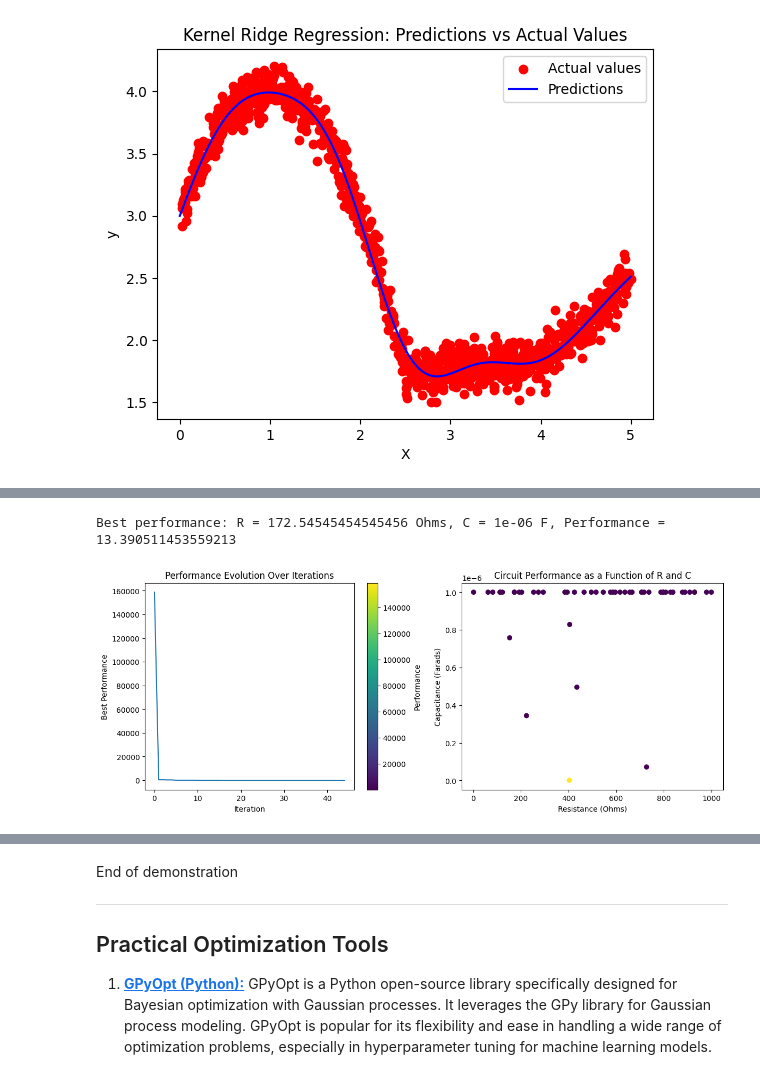
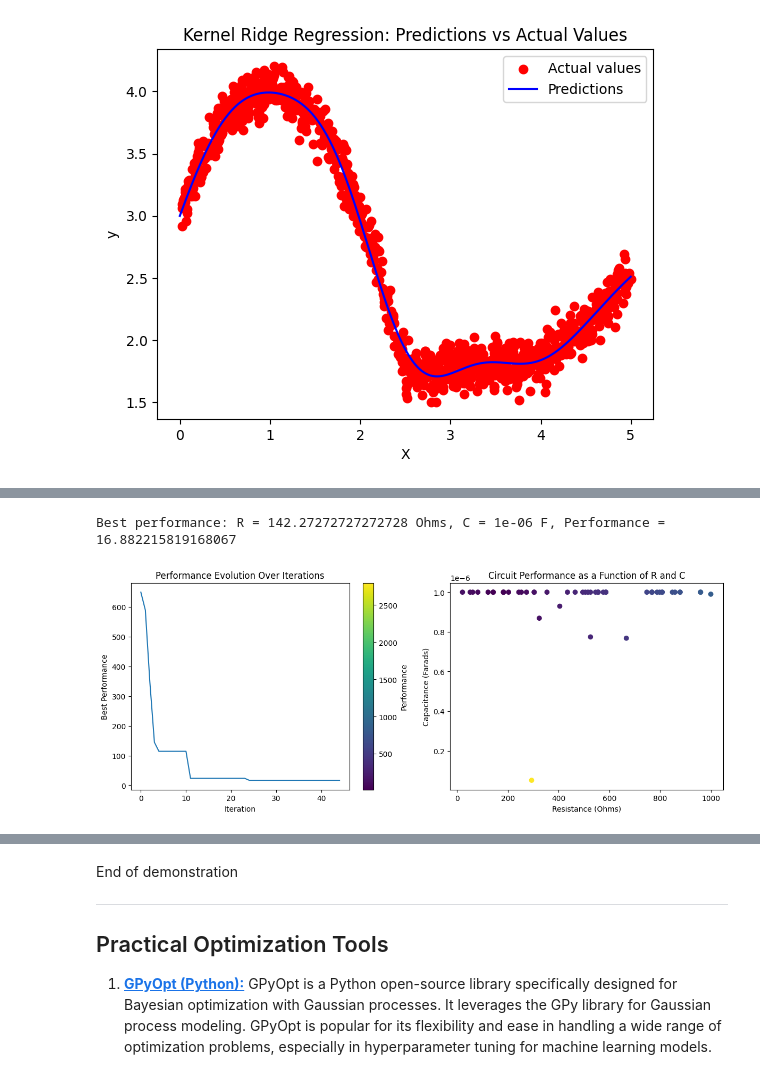
Before and after one commit to MaloLM/optimization-algorithms-guide, a Jupyter notebook: algorithms/stochastic optimization/Bayesian optimization.ipynb, the cells around one changed output, grey strips where cells are left out. Cells and saved outputs as stored; diff of their text form; code cells hidden in the pictures.

```diff
--- a/algorithms/stochastic optimization/Bayesian optimization.ipynb
+++ b/algorithms/stochastic optimization/Bayesian optimization.ipynb
@@ -262,14 +262,17 @@ Thus, while the script follows the iterative nature of Bayesian Optimization (se
 import warnings
 import numpy as np
 import matplotlib.pyplot as plt
+from scipy.stats import norm
+from scipy.optimize import minimize
 from sklearn.exceptions import ConvergenceWarning
 from sklearn.gaussian_process import GaussianProcessRegressor
 from sklearn.gaussian_process.kernels import Matern
-from scipy.optimize import minimize
-from scipy.stats import norm
 
 # Suppress ConvergenceWarning
 warnings.filterwarnings("ignore", category=ConvergenceWarning)
+
+# Initialize a random number generator for reproducibility (Edit seed)
+rng_engine = np.random.default_rng(seed=None)
 
 # Target frequency
 f_target = 1000  # Hz
@@ -303,8 +306,8 @@ C_range = np.linspace(1e-9, 1e-6, 100)  # Farads
 
 # Initial random selection
 np.random.seed(2)
-R_samples = np.random.choice(R_range, 5)
-C_samples = np.random.choice(C_range, 5)
+R_samples = rng_engine.choice(R_range, 5)
+C_samples = rng_engine.choice(C_range, 5)
 performances = [objective_function(R, C) for R, C in zip(R_samples, C_samples)]
 
 # Gaussian process with Matern kernel
@@ -366,7 +369,7 @@ for _ in range(45):
     def acquisition(RC):
         return -expected_improvement(RC.reshape(-1, 2), reshape_for_gp(R_samples, C_samples), performances, gp)
 
-    res = minimize(acquisition, np.random.choice(R_range, 2), bounds=[(1, 1000), (1e-9, 1e-6)])
+    res = minimize(acquisition, rng_engine.choice(R_range, 2), bounds=[(1, 1000), (1e-9, 1e-6)])
     next_R, next_C = res.x
 
     # Evaluate the next point
@@ -380,33 +383,33 @@ for _ in range(45):
     # Update best performance
     if next_perf < best_performance:
         best_performance = next_perf
         best_R = next_R
         best_C = next_C
 
     performance_evolution.append(best_performance)
 
 # Displaying the results
 print(f"Best performance: R = {best_R} Ohms, C = {best_C} F, Performance = {best_performance}")
 
 # Visualization
 fig, ax = plt.subplots(1, 2, figsize=(12, 5))
 
 # Plot of performance evolution
 ax[0].plot(performance_evolution)
 ax[0].set_xlabel('Iteration')
 ax[0].set_ylabel('Best Performance')
 ax[0].set_title('Performance Evolution Over Iterations')
 
 # Scatter plot of R and C
 scatter = ax[1].scatter(R_samples, C_samples, c=performances, cmap='viridis')
 ax[1].set_xlabel('Resistance (Ohms)')
 ax[1].set_ylabel('Capacitance (Farads)')
 ax[1].set_title('Circuit Performance as a Function of R and C')
 plt.colorbar(scatter, ax=ax[0], label='Performance')
 
 plt.tight_layout()
 plt.show()
 # %% [output]
-Best performance: R = 172.54545454545456 Ohms, C = 1e-06 F, Performance = 13.390511453559213
+Best performance: R = 142.27272727272728 Ohms, C = 1e-06 F, Performance = 16.882215819168067
-[figure, old version]
+[figure, new version]
 # %% [markdown]
```
Also changed, not shown: parts of 8 cells of this notebook, 15 other files.
